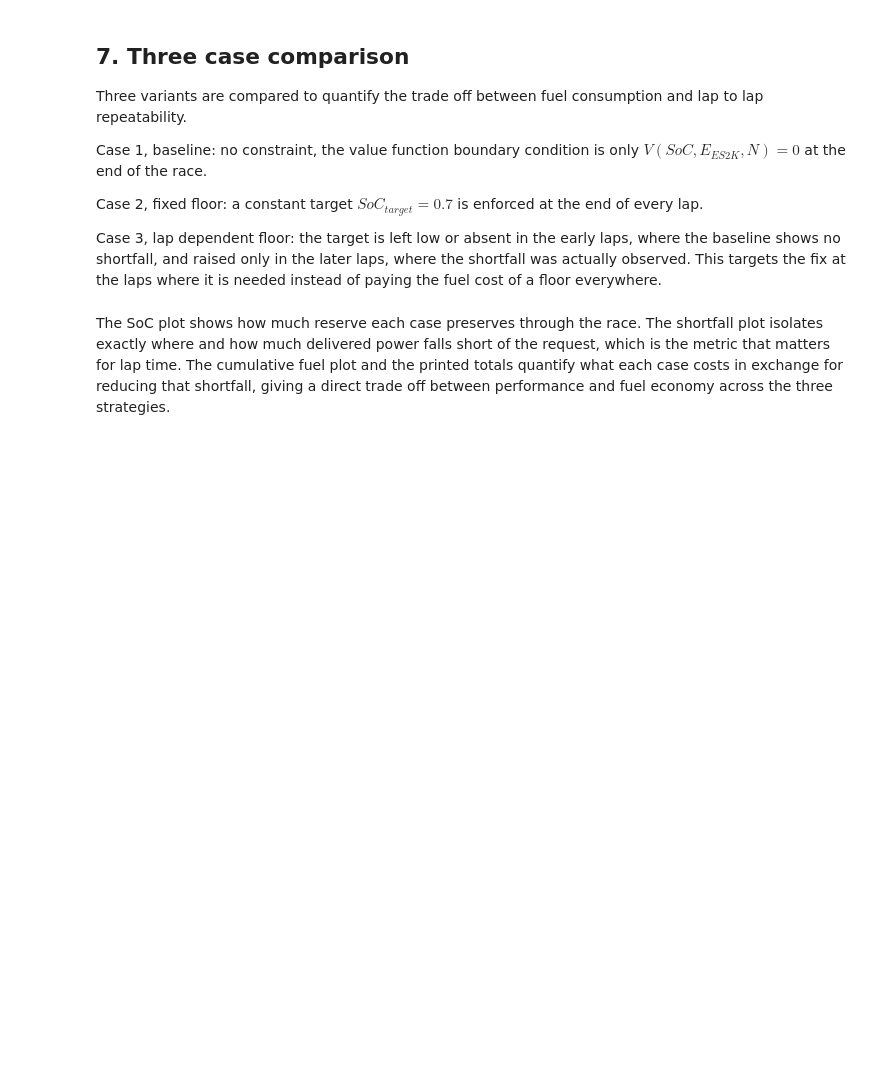
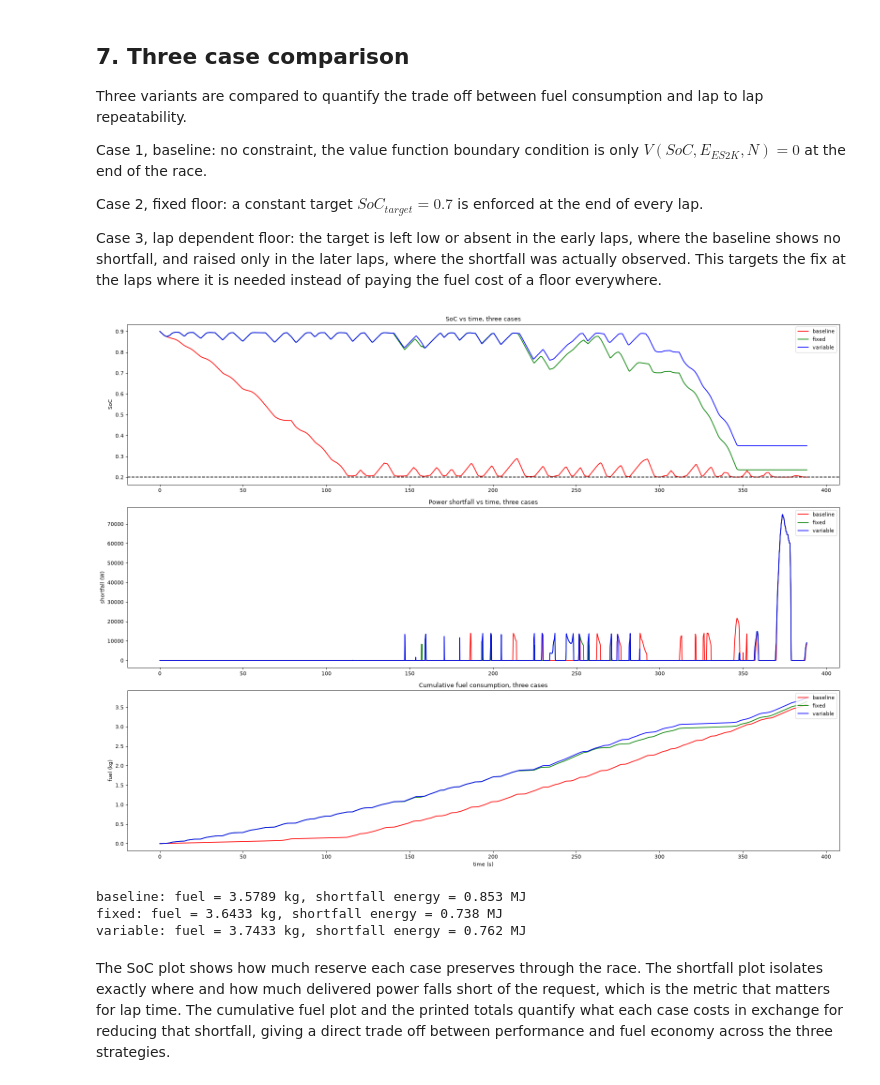
Before and after one commit to tommasoandina1/thermal-aware-ems-f1, a Jupyter notebook: controller/multi_lap_DP.ipynb, the cells around one changed output. Cells and saved outputs as stored; diff of their text form; code cells hidden in the pictures; blank space fills up the shorter version.

```diff
--- a/controller/multi_lap_DP.ipynb
+++ b/controller/multi_lap_DP.ipynb
@@ -264,14 +264,12 @@ def foward_step(u, SoC_0, E_ES2K_0):
         J_sim[k] = m_dot_sim[k]*dt
 
 
-    return P_eng_sim,P_mech_MGU_K_real, E_ES2K_sim, E_K2ES_sim, SoC_sim,J_sim
-print(np.abs(u_star_baseline).max())
+    return P_eng_sim,P_mech_MGU_K_real, E_ES2K_sim, E_K2ES_sim, SoC_sim,J_sim,Tbat_sim
 SoC_init = 0.9
 E_ES2K_init = 0.0
-P_eng_sim90,P_mech_MGU_K_real90, E_ES2K_sim90, E_K2ES_sim, SoC_sim90,J_sim90 = foward_step(u_star_baseline,SoC_init,E_ES2K_init)
+P_eng_sim90,P_mech_MGU_K_real90, E_ES2K_sim90, E_K2ES_sim, SoC_sim90,J_sim90, Tbat_sim90 = foward_step(u_star_baseline,SoC_init,E_ES2K_init)
 
 fuel_dp = np.sum(J_sim90) * 1e3  # g
 
 
-
-print(f"Total fuel: {fuel_dp:.2f} g | final SoC: {SoC_sim90[-2]:.4f} | deploy: {E_ES2K_sim90[-2]/1e6:.3f} MJ")
+np.save('/app/data/multi_lap_Canada/Temperature_battery.npy', np.stack([Tbat_sim90]))
@@ -356,7 +351,7 @@ Case 2, fixed floor: a constant target $SoC_{target} = 0.7$ is enforced at the e
 
 Case 3, lap dependent floor: the target is left low or absent in the early laps, where the baseline shows no shortfall, and raised only in the later laps, where the shortfall was actually observed. This targets the fix at the laps where it is needed instead of paying the fuel cost of a floor everywhere.
 # %%
-SoC_target_per_lap = np.array([0.2, 0.2, 0.5, 0.6, 0.7])
+SoC_target_per_lap = np.array([0.4, 0.4, 0.5, 0.6, 0.8])
 
 V_baseline, u_star_baseline = backward_step()
 V_fixed,    u_star_fixed    = backward_step(SoC_target=0.7, beta=1e6)
@@ -364,8 +359,8 @@ V_var,      u_star_var      = backward_step(SoC_target=SoC_target_per_lap, beta=
 
 results = {}
 for name, u in [('baseline', u_star_baseline), ('fixed', u_star_fixed), ('variable', u_star_var)]:
-    P_eng, P_mgu, E_ES2K, E_K2ES, SoC, J = foward_step(u, SoC_0=0.9, E_ES2K_0=0.0)
-    results[name] = dict(P_eng=P_eng, P_mgu=P_mgu, E_ES2K=E_ES2K, E_K2ES=E_K2ES, SoC=SoC, J=J)
+    P_eng, P_mgu, E_ES2K, E_K2ES, SoC, J, Tbat = foward_step(u, SoC_0=0.9, E_ES2K_0=0.0)
+    results[name] = dict(P_eng=P_eng, P_mgu=P_mgu, E_ES2K=E_ES2K, E_K2ES=E_K2ES, SoC=SoC, J=J, Tbat=Tbat)
 
 fig, axs = plt.subplots(3, 1, figsize=(20, 15), dpi=80)
 colors = {'baseline': 'red', 'fixed': 'green', 'variable': 'blue'}
@@ -373,32 +368,37 @@ colors = {'baseline': 'red', 'fixed': 'green', 'variable': 'blue'}
 for name in results:
     axs[0].plot(t, results[name]['SoC'], color=colors[name], label=name)
 axs[0].axhline(SoC_min, color='k', linestyle='--')
 axs[0].set_ylabel('SoC')
 axs[0].set_title('SoC vs time, three cases')
 axs[0].legend(loc=1)
 
 for name in results:
     delivered = results[name]['P_eng'] + results[name]['P_mgu']
     shortfall = np.maximum(0, Pgb - delivered)
     axs[1].plot(t[0:-2], shortfall[0:-2], color=colors[name], label=name)
 axs[1].set_ylabel('shortfall (W)')
 axs[1].set_title('Power shortfall vs time, three cases')
 axs[1].legend(loc=1)
 
 for name in results:
     axs[2].plot(t, np.cumsum(results[name]['J']), color=colors[name], label=name)
 axs[2].set_xlabel('time (s)')
 axs[2].set_ylabel('fuel (kg)')
 axs[2].set_title('Cumulative fuel consumption, three cases')
 axs[2].legend(loc=1)
 
 plt.tight_layout()
 plt.show()
 
 for name in results:
     total_fuel = np.sum(results[name]['J'])
     delivered = results[name]['P_eng'] + results[name]['P_mgu']
     total_shortfall_energy = np.sum(np.maximum(0, Pgb - delivered))*dt
     print(f"{name}: fuel = {total_fuel:.4f} kg, shortfall energy = {total_shortfall_energy/1e6:.3f} MJ")
+# %% [output]
+[figure, added]
+baseline: fuel = 3.5789 kg, shortfall energy = 0.853 MJ
+fixed: fuel = 3.6433 kg, shortfall energy = 0.738 MJ
+variable: fuel = 3.7433 kg, shortfall energy = 0.762 MJ
 # %% [markdown]
 The SoC plot shows how much reserve each case preserves through the race. The shortfall plot isolates exactly where and how much delivered power falls short of the request, which is the metric that matters for lap time. The cumulative fuel plot and the printed totals quantify what each case costs in exchange for reducing that shortfall, giving a direct trade off between performance and fuel economy across the three strategies.
```
Also changed, not shown: parts of 3 cells of this notebook, 3 other files.
